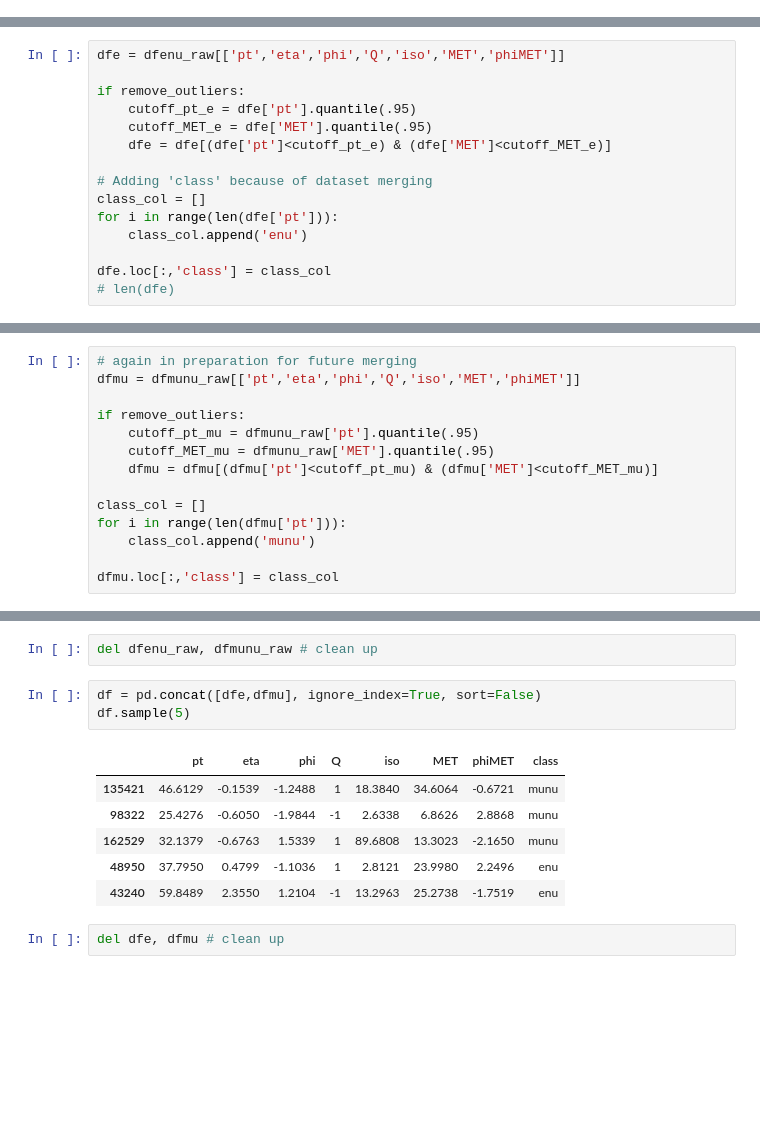
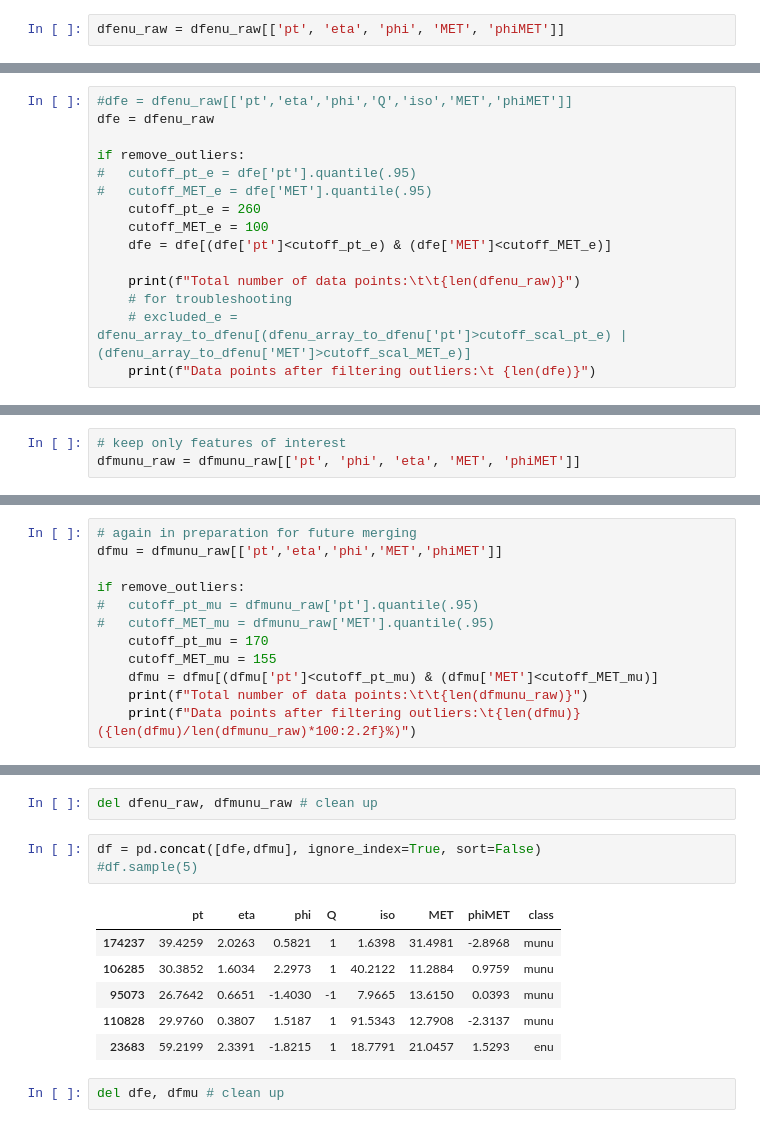
Before and after one commit to jlancione/thesis_notebooks, a Jupyter notebook: Wdecay.ipynb, the cells around one changed output, grey strips where cells are left out. Saved outputs shown, nothing was run; the diff lists cells and outputs as text; blank space fills up the shorter version.

Commit message:
Add testing split and change outliers treatment

```diff
--- a/Wdecay.ipynb
+++ b/Wdecay.ipynb
@@ -50,3 +47,5 @@ if data_checks=='y':
+# %%
+dfenu_raw = dfenu_raw[['pt', 'eta', 'phi', 'MET', 'phiMET']]
 # %% [markdown]
 ## Data visualization, W -> e + nu
 We will introduce `dfenu_scaled` (numpy array) and `dfenu_array_to_dfenu` (pandas dataframe) for the visualization WITH OUTLIERS, while `dfenu_filtered` and `dfenu_scaled_filtered` are for the visualization WITHOUT OUTLIERS
@@ -106,15 +65,15 @@ if data_checks=='y':
 # %%
-dfe = dfenu_raw[['pt','eta','phi','Q','iso','MET','phiMET']]
+#dfe = dfenu_raw[['pt','eta','phi','Q','iso','MET','phiMET']]
+dfe = dfenu_raw
 
 if remove_outliers:
-    cutoff_pt_e = dfe['pt'].quantile(.95)
-    cutoff_MET_e = dfe['MET'].quantile(.95)
+#   cutoff_pt_e = dfe['pt'].quantile(.95)
+#   cutoff_MET_e = dfe['MET'].quantile(.95)
+    cutoff_pt_e = 260
+    cutoff_MET_e = 100
     dfe = dfe[(dfe['pt']<cutoff_pt_e) & (dfe['MET']<cutoff_MET_e)]
 
-# Adding 'class' because of dataset merging
-class_col = []
-for i in range(len(dfe['pt'])):
-    class_col.append('enu')
-
-dfe.loc[:,'class'] = class_col
-# len(dfe)
+    print(f"Total number of data points:\t\t{len(dfenu_raw)}")
+    # for troubleshooting
+    # excluded_e = dfenu_array_to_dfenu[(dfenu_array_to_dfenu['pt']>cutoff_scal_pt_e) | (dfenu_array_to_dfenu['MET']>cutoff_scal_MET_e)]
+    print(f"Data points after filtering outliers:\t {len(dfe)}")
@@ -150,3 +152,6 @@ dfmunu_raw.drop(not_trustworthy.index, inplace=True)
+# %%
+# keep only features of interest
+dfmunu_raw = dfmunu_raw[['pt', 'phi', 'eta', 'MET', 'phiMET']]
 # %% [markdown]
 ## Data visualization, W -> mu + nu
 # %% [markdown]
@@ -201,15 +193,13 @@ if data_checks=='y':
 ### … then from the real dataframe
 # %%
 # again in preparation for future merging
-dfmu = dfmunu_raw[['pt','eta','phi','Q','iso','MET','phiMET']]
+dfmu = dfmunu_raw[['pt','eta','phi','MET','phiMET']]
 
 if remove_outliers:
-    cutoff_pt_mu = dfmunu_raw['pt'].quantile(.95)
-    cutoff_MET_mu = dfmunu_raw['MET'].quantile(.95)
+#   cutoff_pt_mu = dfmunu_raw['pt'].quantile(.95)
+#   cutoff_MET_mu = dfmunu_raw['MET'].quantile(.95)
+    cutoff_pt_mu = 170
+    cutoff_MET_mu = 155
     dfmu = dfmu[(dfmu['pt']<cutoff_pt_mu) & (dfmu['MET']<cutoff_MET_mu)]
-
-class_col = []
-for i in range(len(dfmu['pt'])):
-    class_col.append('munu')
-
-dfmu.loc[:,'class'] = class_col
+    print(f"Total number of data points:\t\t{len(dfmunu_raw)}")
+    print(f"Data points after filtering outliers:\t{len(dfmu)} ({len(dfmu)/len(dfmunu_raw)*100:2.2f}%)")
@@ -225,14 +277,14 @@ if data_checks=='y':
 del dfenu_raw, dfmunu_raw # clean up
 # %%
 df = pd.concat([dfe,dfmu], ignore_index=True, sort=False)
-df.sample(5)
+#df.sample(5)
 # %% [output]
 |  | pt | eta | phi | Q | iso | MET | phiMET | class |
-| 135421 | 46.6129 | -0.1539 | -1.2488 | 1 | 18.3840 | 34.6064 | -0.6721 | munu |
-| 98322 | 25.4276 | -0.6050 | -1.9844 | -1 | 2.6338 | 6.8626 | 2.8868 | munu |
-| 162529 | 32.1379 | -0.6763 | 1.5339 | 1 | 89.6808 | 13.3023 | -2.1650 | munu |
-| 48950 | 37.7950 | 0.4799 | -1.1036 | 1 | 2.8121 | 23.9980 | 2.2496 | enu |
-| 43240 | 59.8489 | 2.3550 | 1.2104 | -1 | 13.2963 | 25.2738 | -1.7519 | enu |
+| 174237 | 39.4259 | 2.0263 | 0.5821 | 1 | 1.6398 | 31.4981 | -2.8968 | munu |
+| 106285 | 30.3852 | 1.6034 | 2.2973 | 1 | 40.2122 | 11.2884 | 0.9759 | munu |
+| 95073 | 26.7642 | 0.6651 | -1.4030 | -1 | 7.9665 | 13.6150 | 0.0393 | munu |
+| 110828 | 29.9760 | 0.3807 | 1.5187 | 1 | 91.5343 | 12.7908 | -2.3137 | munu |
+| 23683 | 59.2199 | 2.3391 | -1.8215 | 1 | 18.7791 | 21.0457 | 1.5293 | enu |
 # %%
 del dfe, dfmu # clean up
 # %% [markdown]
```
Also changed, not shown: parts of 57 cells of this notebook.
